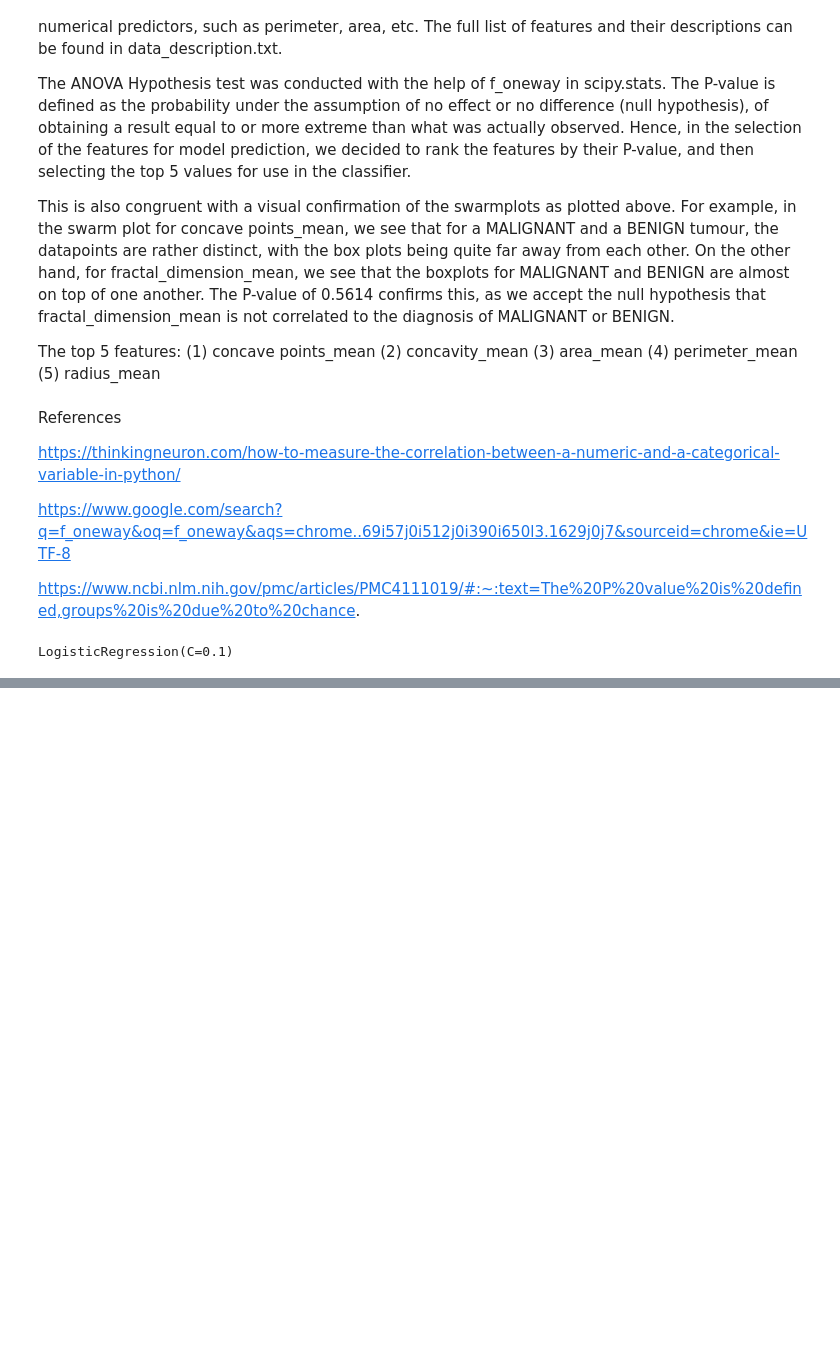
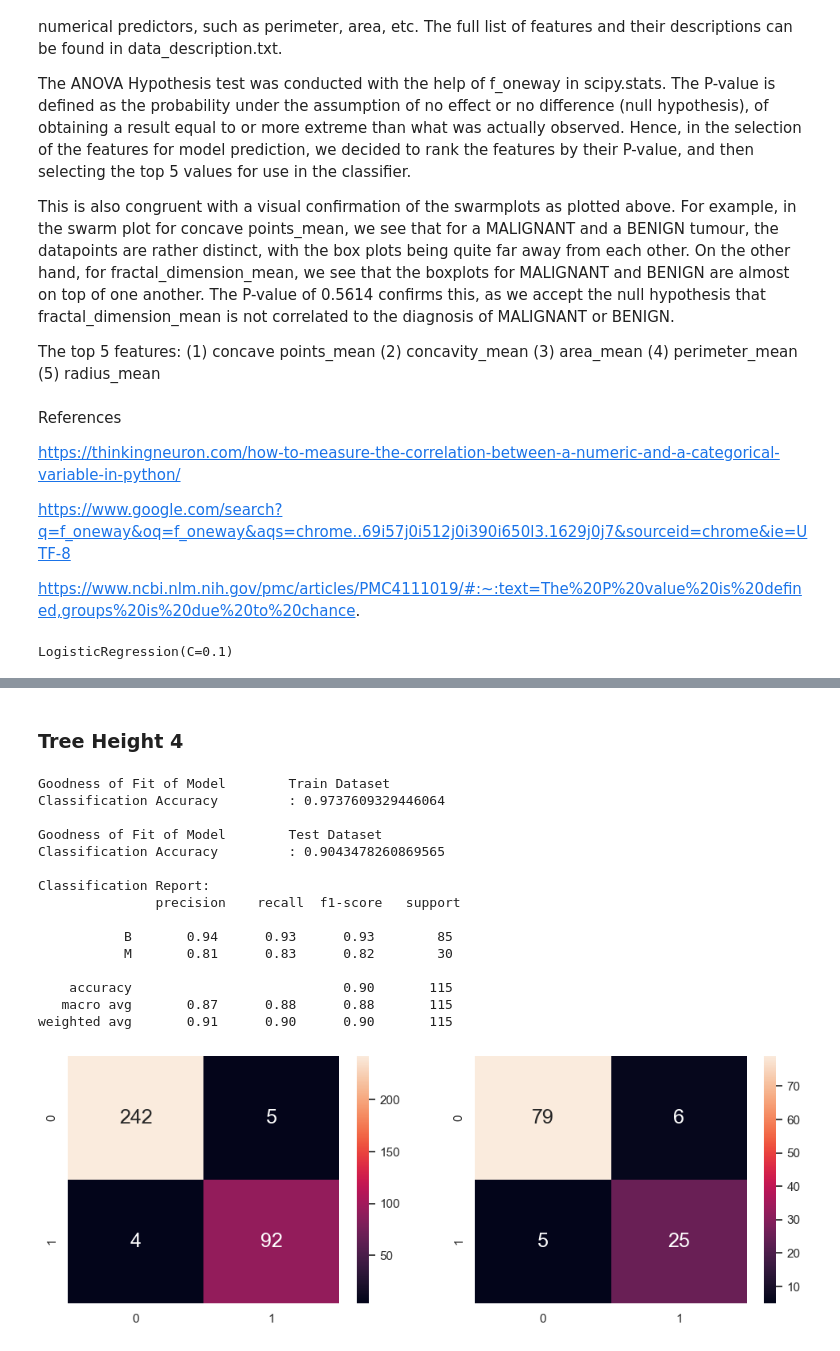
Before and after one commit to minghancmh/breastCancerPredictiveModel, a Jupyter notebook: logistic_regression.ipynb, the cells around one changed output, grey strips where cells are left out. Drawn from its saved outputs; the diff is of its cells as text; code cells hidden in the pictures; blank space fills up the shorter version.

```diff
--- a/logistic_regression.ipynb
+++ b/logistic_regression.ipynb
@@ -387,0 +455,46 @@ ax.set_title('Confusion Matrix');
+# %% [markdown]
+### Tree Height 4
+# %%
+# Decision Tree using Train Data
+dectree = DecisionTreeClassifier(max_depth = 4)  # create the decision tree object
+dectree.fit(X_train, y_train)                    # train the decision tree model
+
+# Predict Response corresponding to Predictors
+y_train_pred = dectree.predict(X_train)
+y_test_pred = dectree.predict(X_test)
+
+# Check the Goodness of Fit (on Train Data)
+print("Goodness of Fit of Model \tTrain Dataset")
+print("Classification Accuracy \t:", dectree.score(X_train, y_train))
+print()
+
+# Check the Goodness of Fit (on Test Data)
+print("Goodness of Fit of Model \tTest Dataset")
+print("Classification Accuracy \t:", dectree.score(X_test, y_test))
+print()
+
+# Plot the Confusion Matrix for Train and Test
+f, axes = plt.subplots(1, 2, figsize=(12, 4))
+sb.heatmap(confusion_matrix(y_train, y_train_pred),
+           annot = True, fmt=".0f", annot_kws={"size": 18}, ax = axes[0])
+sb.heatmap(confusion_matrix(y_test, y_test_pred),
+           annot = True, fmt=".0f", annot_kws={"size": 18}, ax = axes[1])
+
+print('Classification Report:\n', classification_report(y_test, y_test_pred))
+# %% [output]
+Goodness of Fit of Model        Train Dataset
+Classification Accuracy         : 0.9737609329446064
+
+Goodness of Fit of Model        Test Dataset
+Classification Accuracy         : 0.9043478260869565
+
+Classification Report:
+               precision    recall  f1-score   support
+
+           B       0.94      0.93      0.93        85
+           M       0.81      0.83      0.82        30
+
+    accuracy                           0.90       115
+   macro avg       0.87      0.88      0.88       115
+weighted avg       0.91      0.90      0.90       115
+[figure, added]
```
Also changed, not shown: parts of 11 cells of this notebook.
